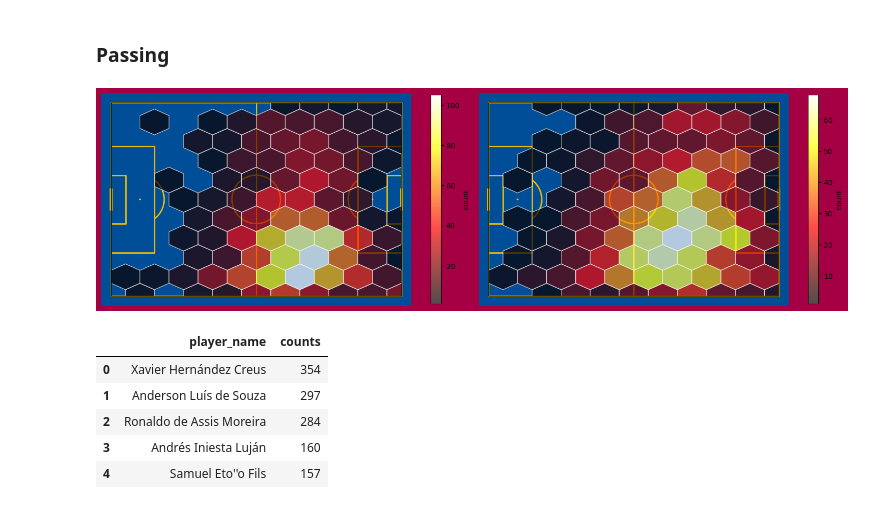
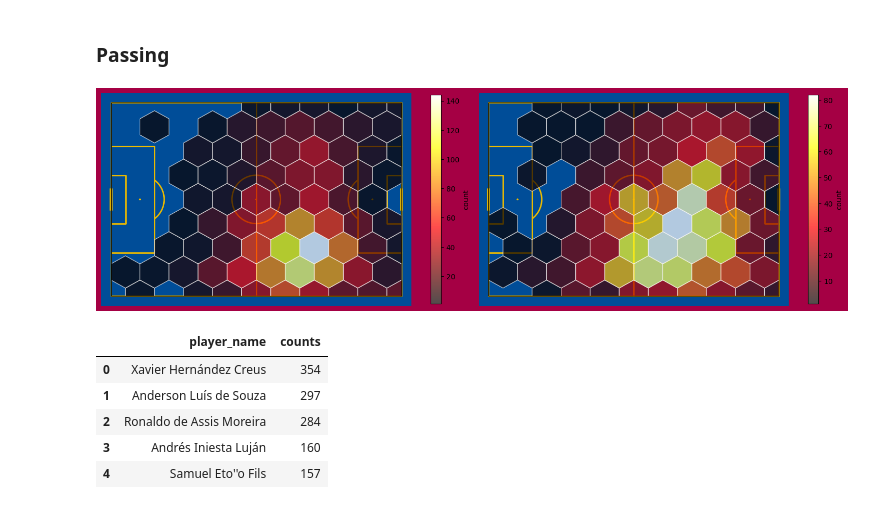
Before and after one commit to YashaswiPandey/IST652-FinalProject, a Jupyter notebook: messiAnalysis.ipynb, the cells around one changed output. Saved outputs shown, nothing was run; the diff lists cells and outputs as text; code cells hidden in the pictures.

```diff
--- a/messiAnalysis.ipynb
+++ b/messiAnalysis.ipynb
@@ -149,17 +131,17 @@ sPIY = passesIY[passesIY['pass_outcome'].isna()]
 # %%
 pitch = Pitch(pitch_type='statsbomb',pitch_color='#004d98', line_color='#edbb00')
 fig, axs = pitch.draw(nrows=1, ncols=2,figsize=(15, 7))
 
 fig.set_facecolor('#a50044')
 psHexbin = pitch.hexbin(sPIY['x_start'], sPIY['y_start'], ax=axs[0], edgecolors='#f4f4f4',
-                      alpha=0.7, gridsize=(10,5), cmap='hot')
+                      alpha=0.7, gridsize=(10,4), cmap='hot')
 peHexbin = pitch.hexbin(sPIY['x_end'], sPIY['y_end'], ax=axs[1], edgecolors='#f4f4f4',
-                      alpha=0.7, gridsize=(10,5), cmap='hot')
+                      alpha=0.7, gridsize=(10,4), cmap='hot')
 
 cbar1 = fig.colorbar(psHexbin, ax=axs[0], shrink=0.6,label='count')
 cbar2 = fig.colorbar(peHexbin, ax=axs[1], shrink=0.6,label='count')
 # %% [output]
-[figure, old version]
+[figure, new version]
 # %%
 topRecip = sPIY['pass_recipient'].value_counts().rename_axis('player_name').reset_index(name='counts').head(5)
 topRecip
```
Also changed, not shown: parts of 2 cells of this notebook.
